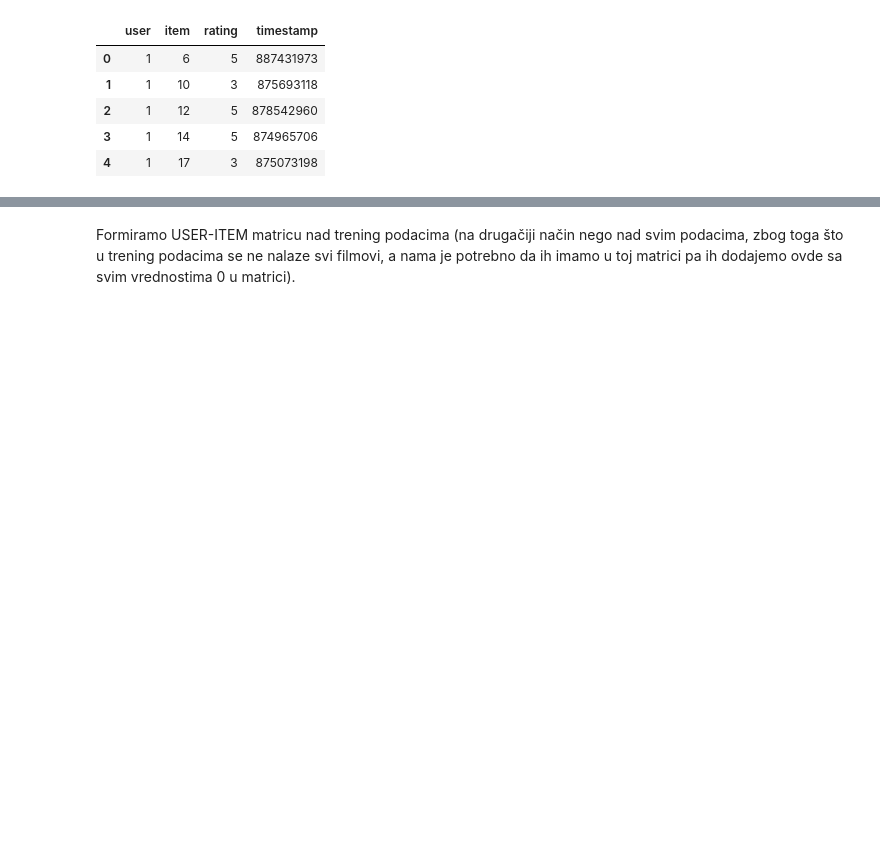
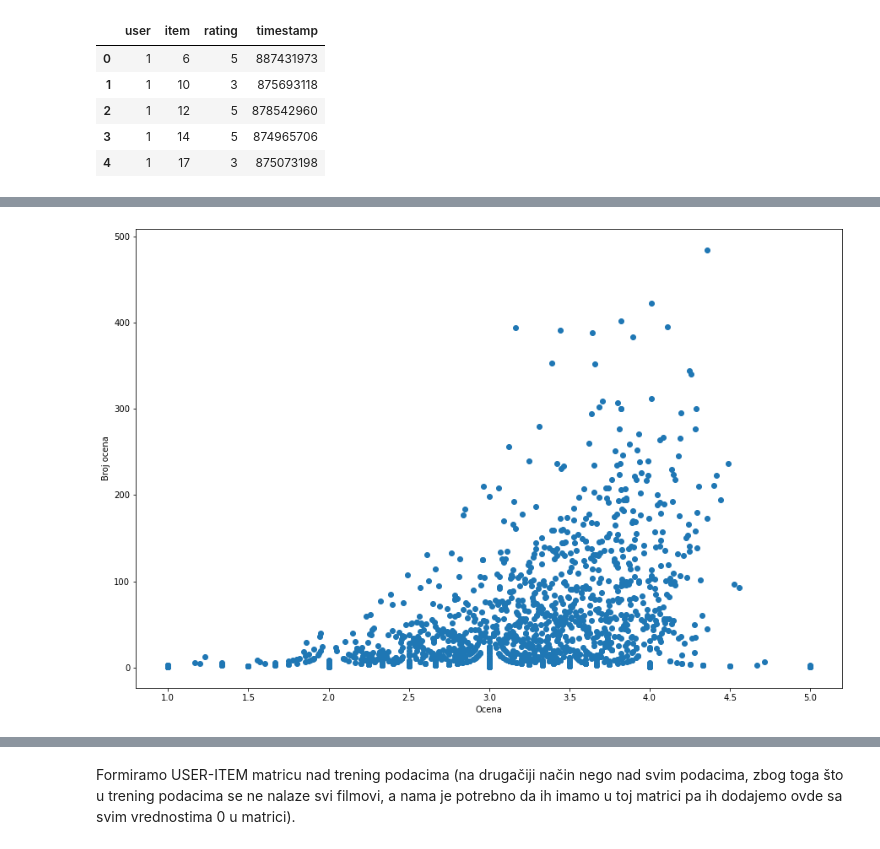
Before and after one commit to VladanaDjordjevic/Collaborative-Filtering-Covariance-Matrix, a Jupyter notebook: MovieLens 100K.ipynb, the cells around one changed output, grey strips where cells are left out. Cells and saved outputs as stored; diff of their text form; code cells hidden in the pictures; blank space fills up the shorter version.

```diff
--- a/MovieLens 100K.ipynb
+++ b/MovieLens 100K.ipynb
@@ -127,0 +252,8 @@ test_data.head()
+# %%
+plt.figure(figsize=(15, 10))
+plt.scatter(x = ratings['rating'], y = ratings['count'])
+plt.xlabel('Ocena')
+plt.ylabel('Broj ocena')
+plt.show()
+# %% [output]
+[figure, added]
```
Also changed, not shown: parts of 20 cells of this notebook, 1 other file.
